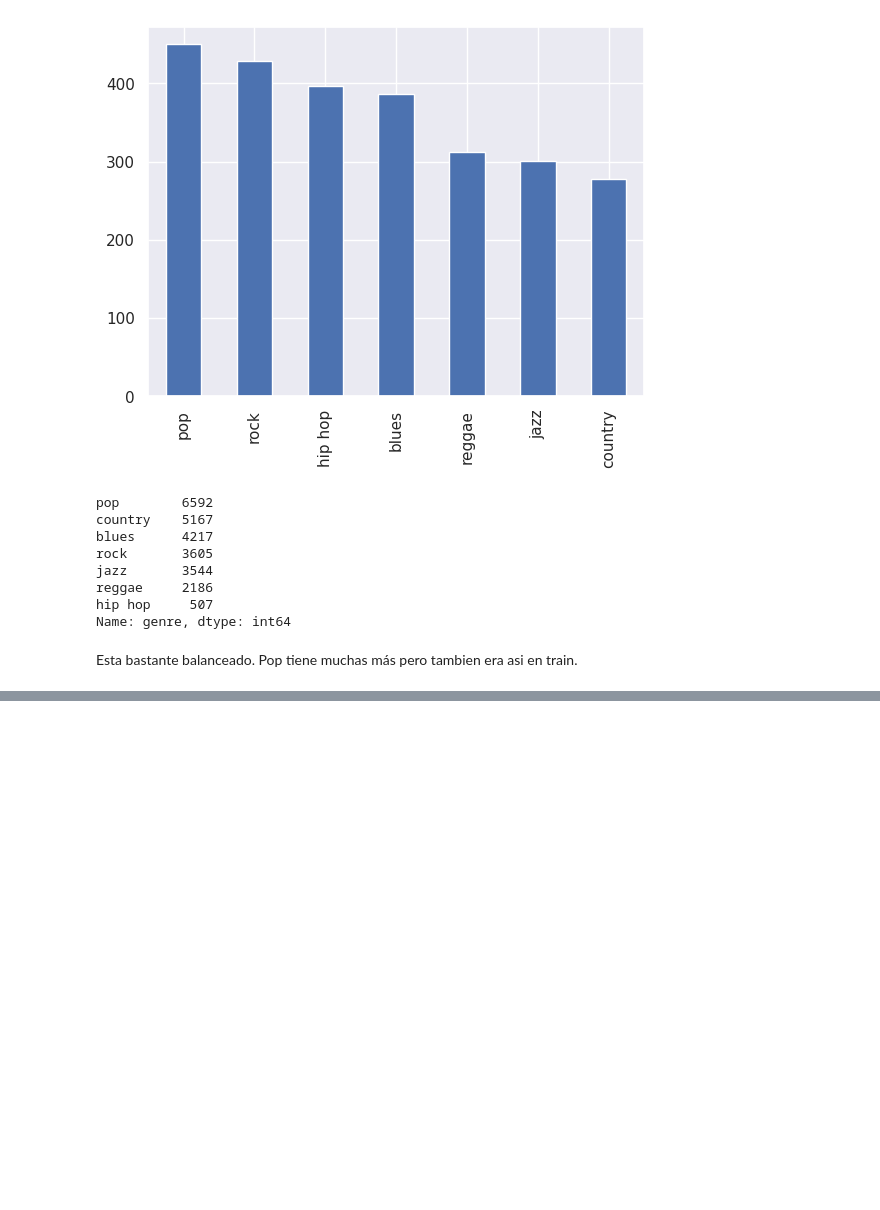
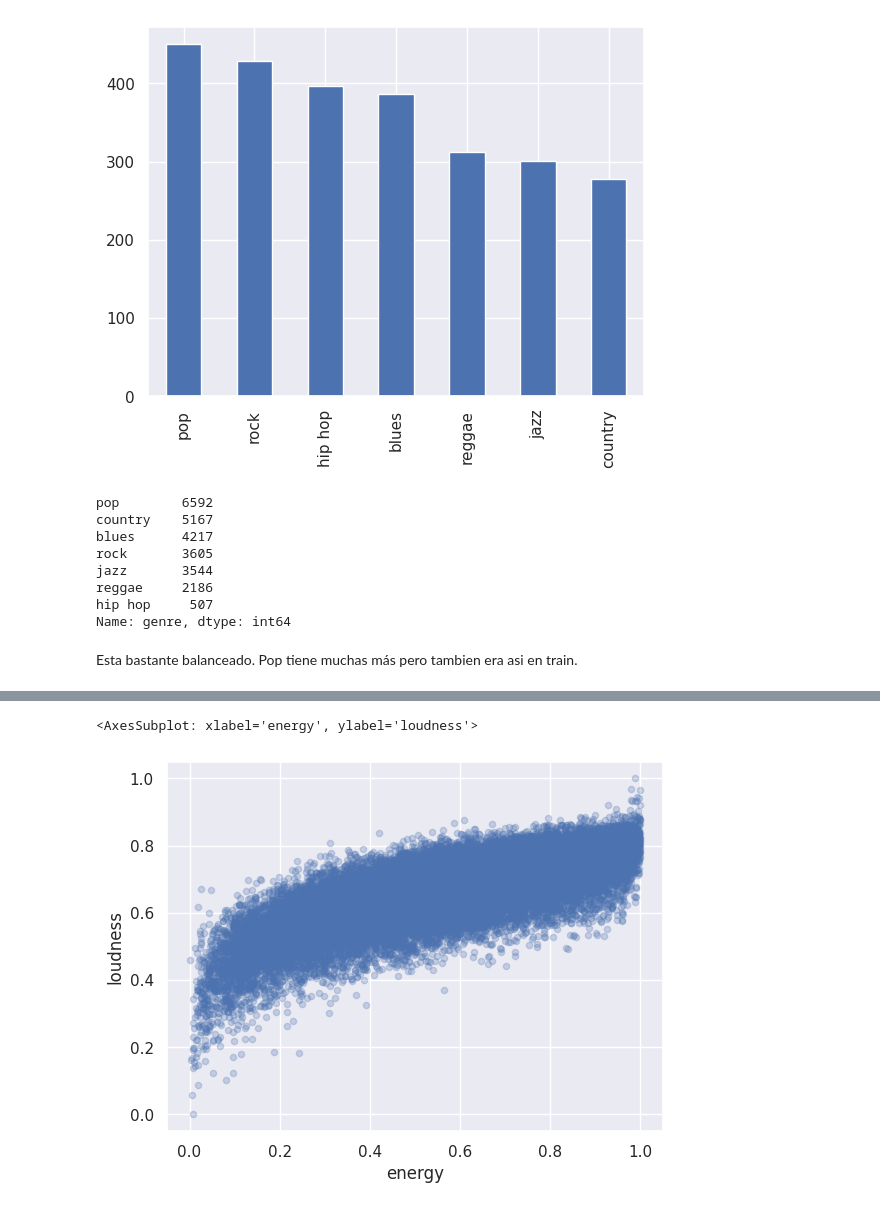
Before and after one commit to LaureanoMuniz/tp3ML, a Jupyter notebook: tp3/AnalisisExploratorio.ipynb, the cells around one changed output, grey strips where cells are left out. Cells and saved outputs as stored; diff of their text form; code cells hidden in the pictures; blank space fills up the shorter version.

```diff
--- a/tp3/AnalisisExploratorio.ipynb
+++ b/tp3/AnalisisExploratorio.ipynb
@@ -291,0 +286,5 @@ Esta bastante balanceado. Pop tiene muchas más pero tambien era asi en train.
+# %%
+music_df.plot.scatter('energy', 'loudness', alpha=0.25)
+# %% [output]
+<AxesSubplot: xlabel='energy', ylabel='loudness'>
+[figure, added]
```
Also changed, not shown: parts of 6 cells of this notebook.
